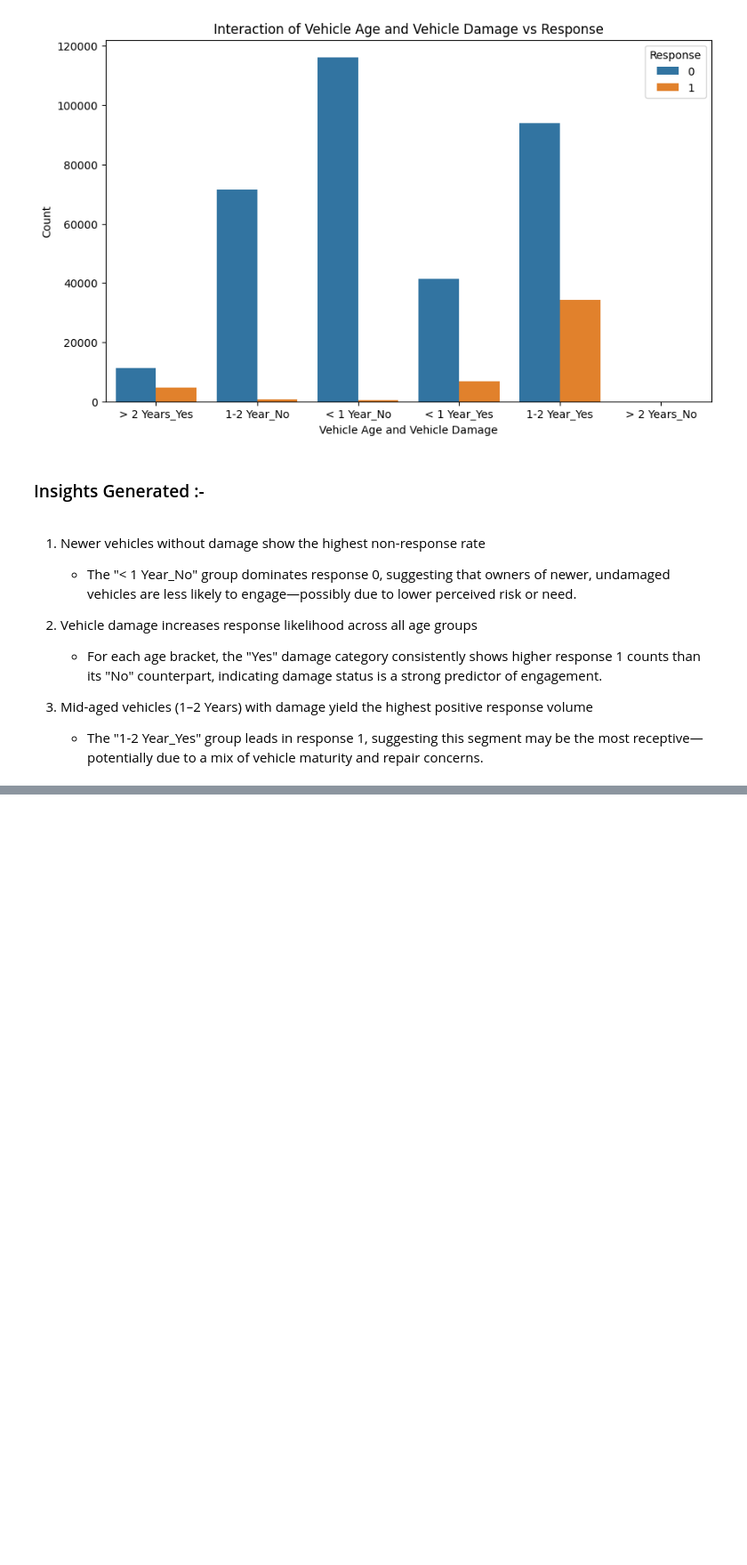
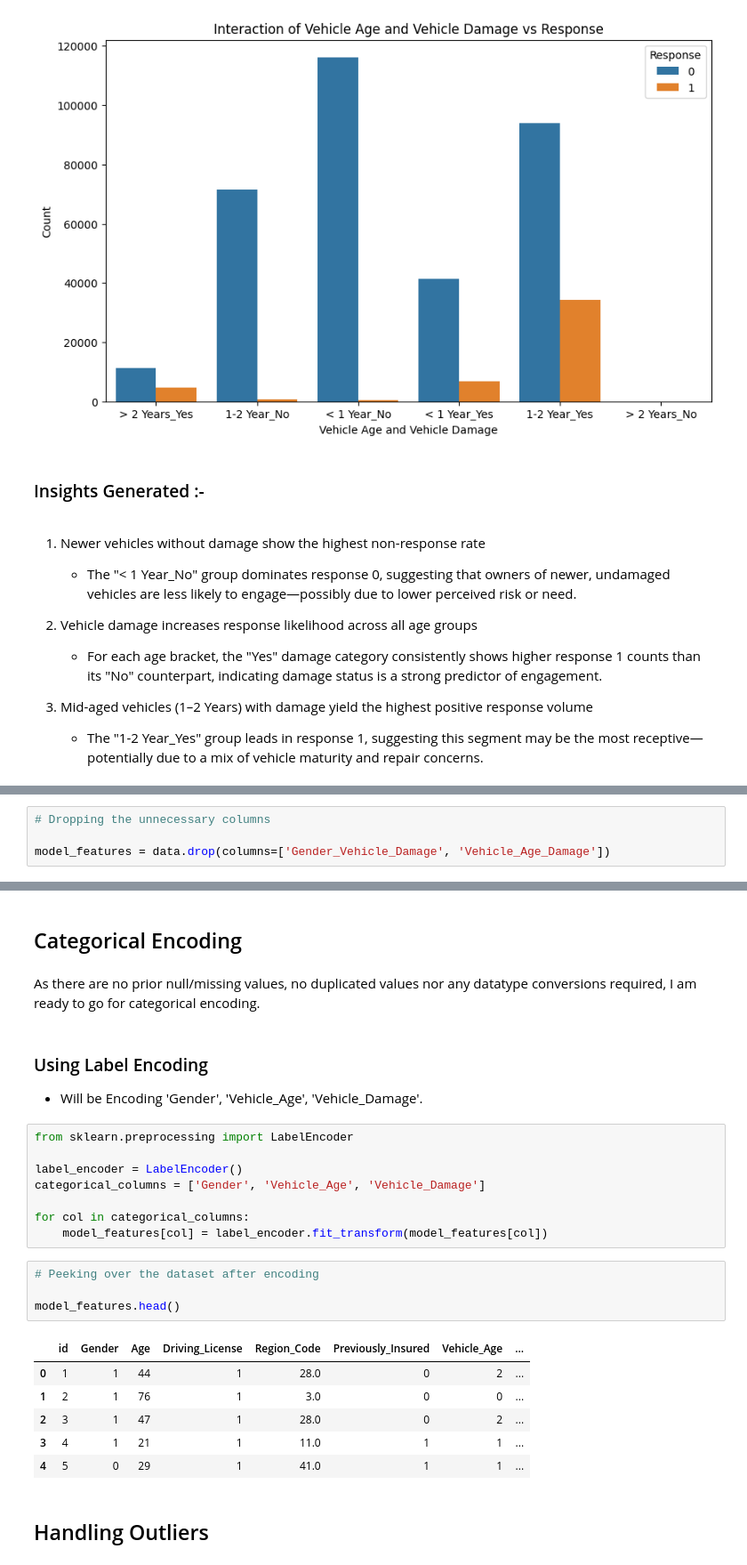
Before and after one commit to Ash99-commits/ML_Health_Insurance_Customers_CrossSell_Prediction, a Jupyter notebook: Health2Vehicle_CrossSell_Insurance_Prediction_by_Ashwani_Kumar_Patra.ipynb, the cells around one changed output, grey strips where cells are left out. Shown: that part at 89% size. Cells and saved outputs as stored; diff of their text form; blank space fills up the shorter version.

Commit message:
Successfully encoded the categorical columns using Label Encoding.

```diff
--- a/Health2Vehicle_CrossSell_Insurance_Prediction_by_Ashwani_Kumar_Patra.ipynb
+++ b/Health2Vehicle_CrossSell_Insurance_Prediction_by_Ashwani_Kumar_Patra.ipynb
@@ -586,0 +606,4 @@ plt.show()
+# %%
+# Dropping the unnecessary columns
+
+model_features = data.drop(columns=['Gender_Vehicle_Damage', 'Vehicle_Age_Damage'])
@@ -586,0 +621,29 @@ plt.show()
+# %% [markdown]
+## Categorical Encoding
+# %% [markdown]
+As there are no prior null/missing values, no duplicated values nor any datatype conversions required, I am ready to go for categorical encoding.
+# %% [markdown]
+### Using Label Encoding
+
+- Will be Encoding 'Gender', 'Vehicle_Age', 'Vehicle_Damage'.
+# %%
+from sklearn.preprocessing import LabelEncoder
+
+label_encoder = LabelEncoder()
+categorical_columns = ['Gender', 'Vehicle_Age', 'Vehicle_Damage']
+
+for col in categorical_columns:
+    model_features[col] = label_encoder.fit_transform(model_features[col])
+# %%
+# Peeking over the dataset after encoding
+
+model_features.head()
+# %% [output]
+|  | id | Gender | Age | Driving_License | Region_Code | Previously_Insured | Vehicle_Age | ... |
+| 0 | 1 | 1 | 44 | 1 | 28.0 | 0 | 2 | ... |
+| 1 | 2 | 1 | 76 | 1 | 3.0 | 0 | 0 | ... |
+| 2 | 3 | 1 | 47 | 1 | 28.0 | 0 | 2 | ... |
+| 3 | 4 | 1 | 21 | 1 | 11.0 | 1 | 1 | ... |
+| 4 | 5 | 0 | 29 | 1 | 41.0 | 1 | 1 | ... |
+# %% [markdown]
+## Handling Outliers
```
Also changed, not shown: parts of 6 cells of this notebook.
